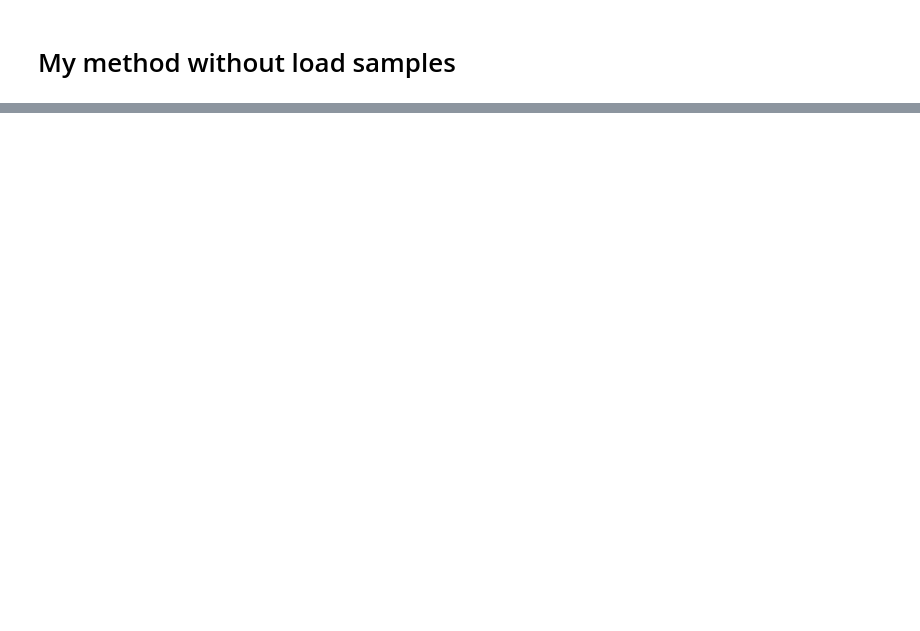
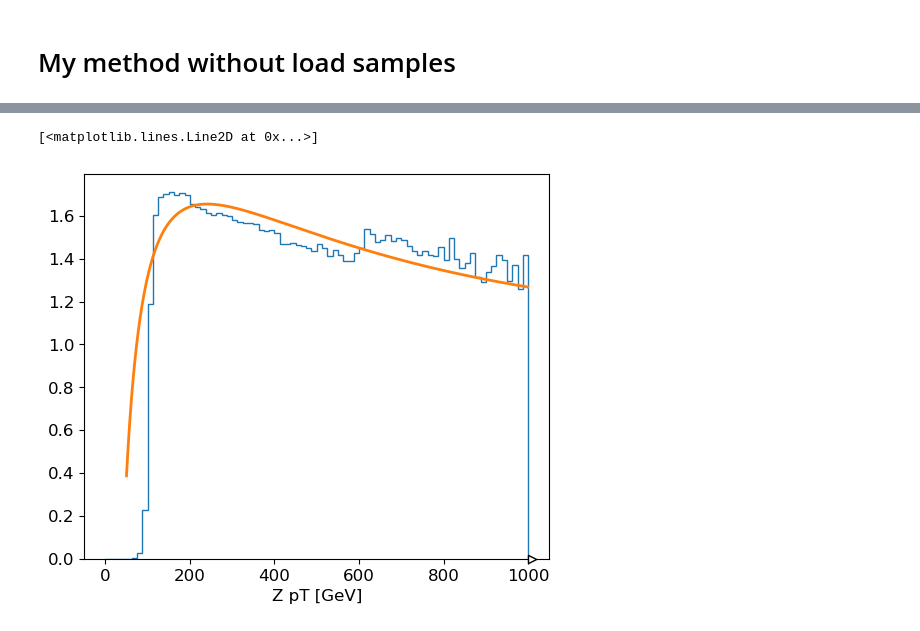
Before and after one commit to cmantill/hpt, a Jupyter notebook: ZJets.ipynb, the cells around one changed output, grey strips where cells are left out. Saved outputs shown, nothing was run; the diff lists cells and outputs as text; code cells hidden in the pictures; blank space fills up the shorter version.

```diff
--- a/ZJets.ipynb
+++ b/ZJets.ipynb
@@ -295,0 +491,9 @@ def kfactor(hists, title):
+# %%
+fig, ax = plt.subplots(1, 1, figsize=(6, 5))
+h_num = hists["Zto2Nu"]["NLO"]["sum"]
+h_den = hists["Zto2Q"]["LO"]["sum"]
+hep.histplot(h_num*3.5/h_den, label="Zto2Nu NLO/Zto2Q LO")
+ax.plot(x, corr_new, label="Run 2 corr")
+# %% [output]
+[<matplotlib.lines.Line2D at 0x...>]
+[figure, added]
```
Also changed, not shown: parts of 42 cells of this notebook, 1 other file.
